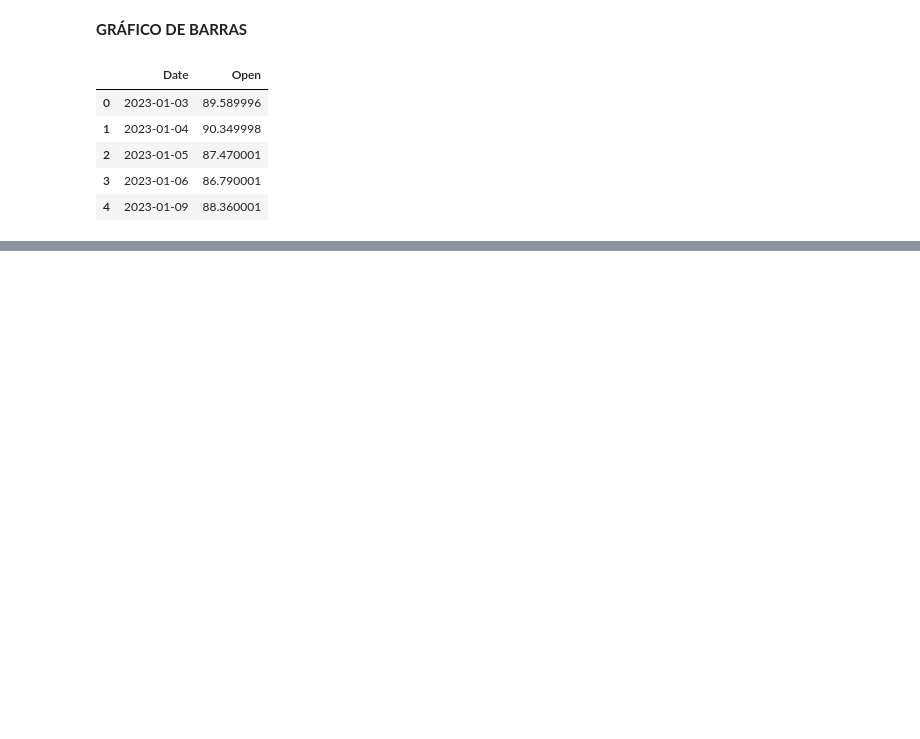
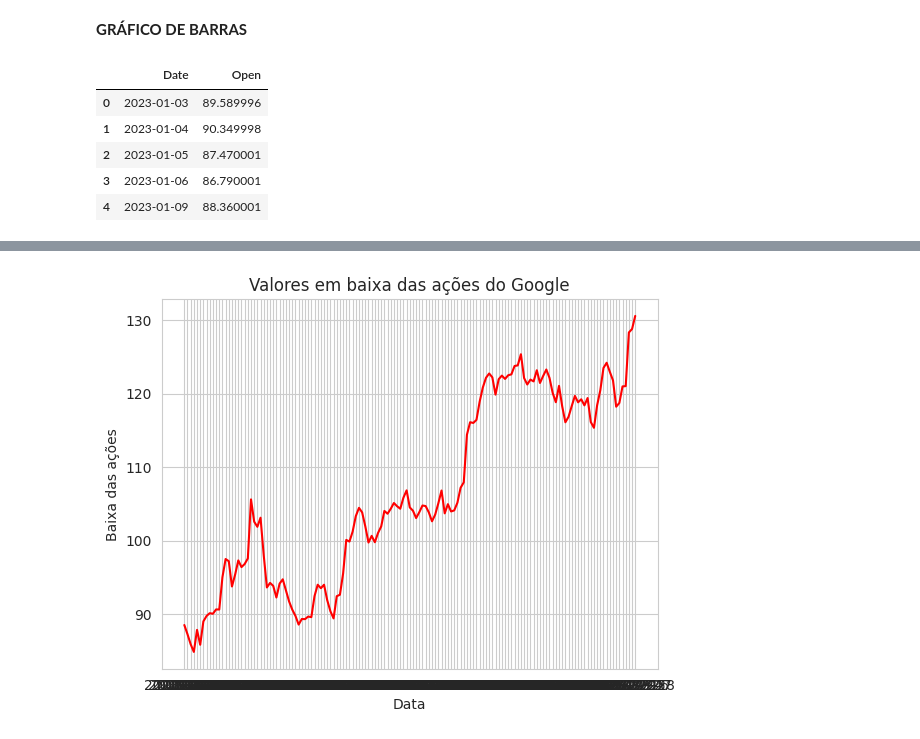
Before and after one commit to micaellimaj/series_temporais, a Jupyter notebook: EstoqueDoGoogle.ipynb, the cells around one changed output, grey strips where cells are left out. Saved outputs shown, nothing was run; the diff lists cells and outputs as text; code cells hidden in the pictures; blank space fills up the shorter version.

```diff
--- a/EstoqueDoGoogle.ipynb
+++ b/EstoqueDoGoogle.ipynb
@@ -119,0 +146,3 @@ plt.show()
+# %%
+valor_baixa = dados[["Date","Low"]].groupby("Date").agg("sum").reset_index()
+valor_baixa.head()
@@ -119,0 +156,7 @@ plt.show()
+# %%
+with sns.axes_style('whitegrid'):
+
+    grafico = sns.lineplot(data=valor_baixa, x="Date", y="Low", color="red")
+    grafico.set(title='Valores em baixa das ações do Google', xlabel='Data', ylabel='Baixa das ações');
+# %% [output]
+[figure, added]
```
Also changed, not shown: parts of 9 cells of this notebook, 2 other files.
